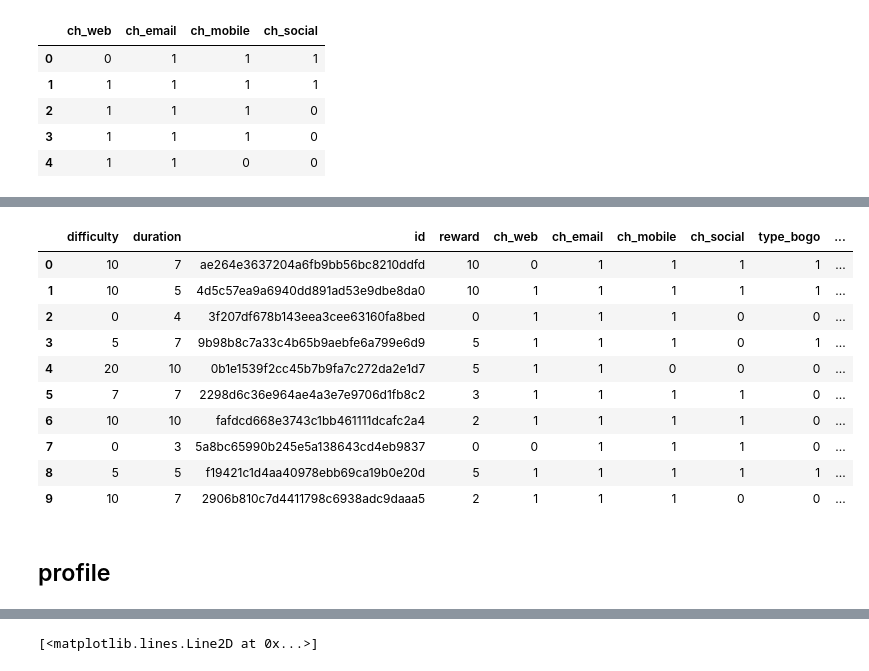
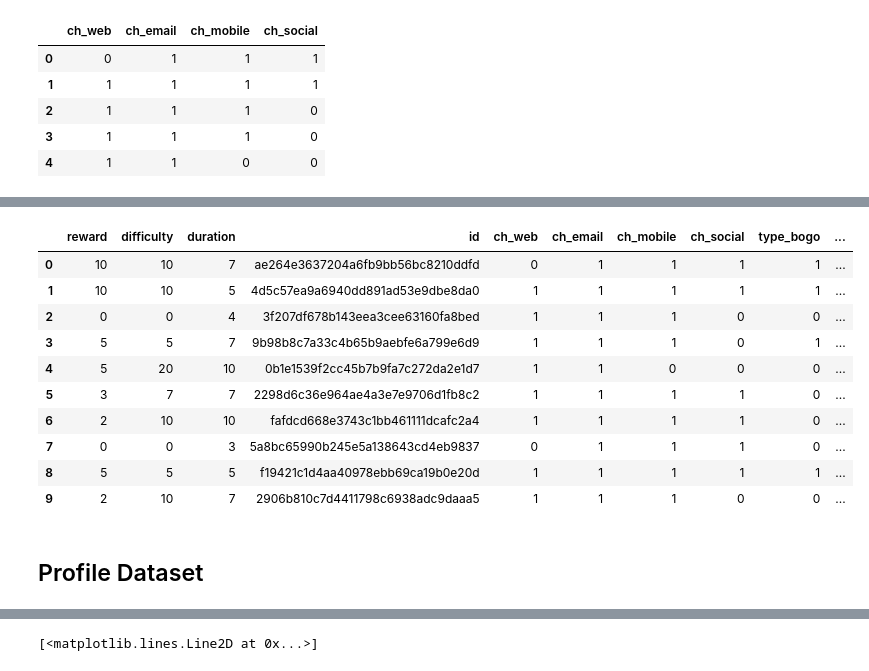
Before and after one commit to unafoca/udacity_ds_capstone, a Jupyter notebook: Starbucks_Capstone_notebook.ipynb, the cells around one changed output, grey strips where cells are left out. Drawn from its saved outputs; the diff is of its cells as text; code cells hidden in the pictures.

```diff
--- a/Starbucks_Capstone_notebook.ipynb
+++ b/Starbucks_Capstone_notebook.ipynb
@@ -177,18 +164,22 @@ portfolio
 # %%
-portfolio = pd.concat([portfolio, pd.get_dummies(portfolio.offer_type, prefix='type')], axis = 1).drop('offer_type', axis = 1)
+# deal with categorical varibles and create dummy variables
+
+portfolio = pd.concat([portfolio, temp_channel], axis = 1).drop('channels', axis = 1)
+portfolio = pd.concat([portfolio, pd.get_dummies(portfolio.offer_type, prefix='type')], axis = 1) \
+        .drop('offer_type', axis = 1)
 portfolio
 # %% [output]
-|  | difficulty | duration | id | reward | ch_web | ch_email | ch_mobile | ch_social | type_bogo | ... |
-| 0 | 10 | 7 | ae264e3637204a6fb9bb56bc8210ddfd | 10 | 0 | 1 | 1 | 1 | 1 | ... |
-| 1 | 10 | 5 | 4d5c57ea9a6940dd891ad53e9dbe8da0 | 10 | 1 | 1 | 1 | 1 | 1 | ... |
-| 2 | 0 | 4 | 3f207df678b143eea3cee63160fa8bed | 0 | 1 | 1 | 1 | 0 | 0 | ... |
-| 3 | 5 | 7 | 9b98b8c7a33c4b65b9aebfe6a799e6d9 | 5 | 1 | 1 | 1 | 0 | 1 | ... |
-| 4 | 20 | 10 | 0b1e1539f2cc45b7b9fa7c272da2e1d7 | 5 | 1 | 1 | 0 | 0 | 0 | ... |
-| 5 | 7 | 7 | 2298d6c36e964ae4a3e7e9706d1fb8c2 | 3 | 1 | 1 | 1 | 1 | 0 | ... |
-| 6 | 10 | 10 | fafdcd668e3743c1bb461111dcafc2a4 | 2 | 1 | 1 | 1 | 1 | 0 | ... |
-| 7 | 0 | 3 | 5a8bc65990b245e5a138643cd4eb9837 | 0 | 0 | 1 | 1 | 1 | 0 | ... |
-| 8 | 5 | 5 | f19421c1d4aa40978ebb69ca19b0e20d | 5 | 1 | 1 | 1 | 1 | 1 | ... |
-| 9 | 10 | 7 | 2906b810c7d4411798c6938adc9daaa5 | 2 | 1 | 1 | 1 | 0 | 0 | ... |
+|  | reward | difficulty | duration | id | ch_web | ch_email | ch_mobile | ch_social | type_bogo | ... |
+| 0 | 10 | 10 | 7 | ae264e3637204a6fb9bb56bc8210ddfd | 0 | 1 | 1 | 1 | 1 | ... |
+| 1 | 10 | 10 | 5 | 4d5c57ea9a6940dd891ad53e9dbe8da0 | 1 | 1 | 1 | 1 | 1 | ... |
+| 2 | 0 | 0 | 4 | 3f207df678b143eea3cee63160fa8bed | 1 | 1 | 1 | 0 | 0 | ... |
+| 3 | 5 | 5 | 7 | 9b98b8c7a33c4b65b9aebfe6a799e6d9 | 1 | 1 | 1 | 0 | 1 | ... |
+| 4 | 5 | 20 | 10 | 0b1e1539f2cc45b7b9fa7c272da2e1d7 | 1 | 1 | 0 | 0 | 0 | ... |
+| 5 | 3 | 7 | 7 | 2298d6c36e964ae4a3e7e9706d1fb8c2 | 1 | 1 | 1 | 1 | 0 | ... |
+| 6 | 2 | 10 | 10 | fafdcd668e3743c1bb461111dcafc2a4 | 1 | 1 | 1 | 1 | 0 | ... |
+| 7 | 0 | 0 | 3 | 5a8bc65990b245e5a138643cd4eb9837 | 0 | 1 | 1 | 1 | 0 | ... |
+| 8 | 5 | 5 | 5 | f19421c1d4aa40978ebb69ca19b0e20d | 1 | 1 | 1 | 1 | 1 | ... |
+| 9 | 2 | 10 | 7 | 2906b810c7d4411798c6938adc9daaa5 | 1 | 1 | 1 | 0 | 0 | ... |
-# %% [markdown]
-## profile
+# %% [markdown]
+## Profile Dataset
 # %%
```
Also changed, not shown: parts of 124 cells of this notebook.
